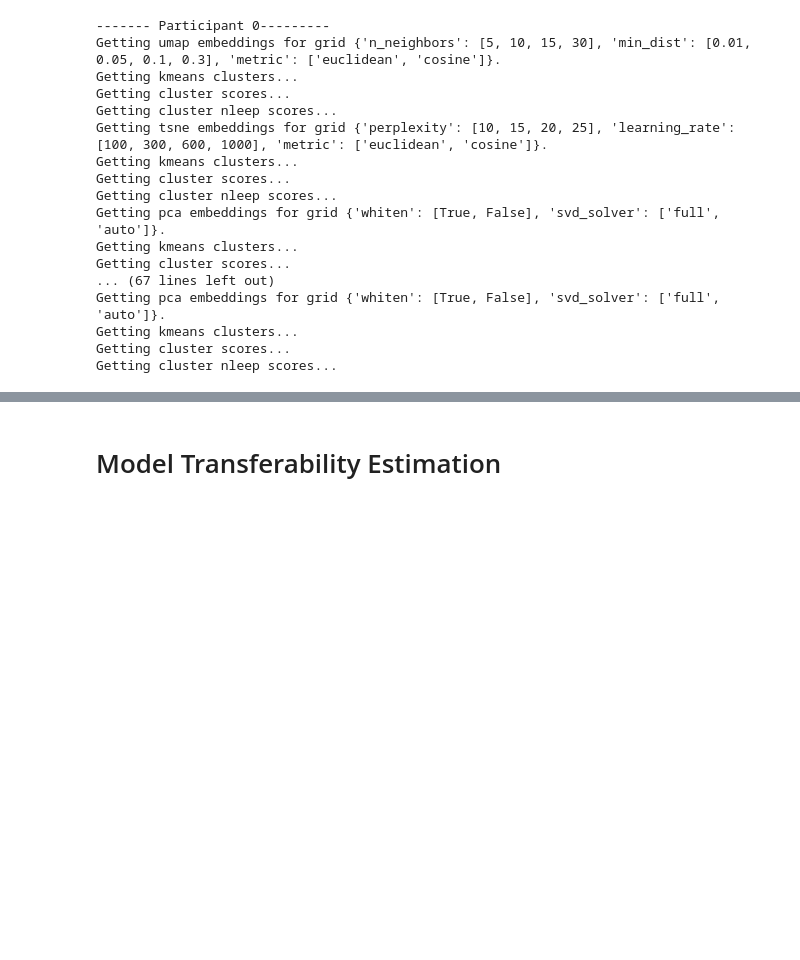
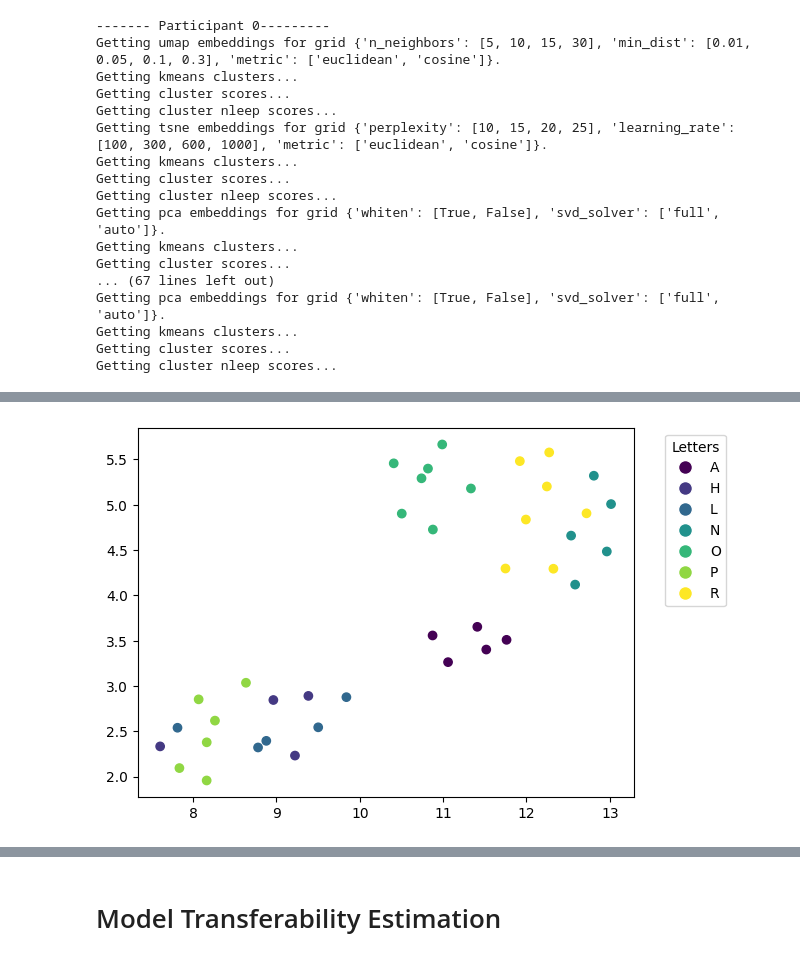
Before and after one commit to ADA-SITE-JML/gesture_face_features, a Jupyter notebook: code/hgr_pytorch.ipynb, the cells around one changed output, grey strips where cells are left out. Cells and saved outputs as stored; diff of their text form; code cells hidden in the pictures; blank space fills up the shorter version.

```diff
--- a/code/hgr_pytorch.ipynb
+++ b/code/hgr_pytorch.ipynb
@@ -503,3 +722,11 @@ Getting pca embeddings for grid {'whiten': [True, False], 'svd_solver': ['full',
 Getting kmeans clusters...
 Getting cluster scores...
 Getting cluster nleep scores...
+# %%
+for i in range(6):
+  print(f'Participant {i}')
+  for method in METHOD_ZOO:
+    cluster = engines[i][method].ce.best_cluster
+    print(f'Best {method} score: {cluster.score:.4f} {cluster.embedding.reducer.params}')
+    print(f'{cluster.embedding.reducer.model_name} {cluster.embedding.reducer.layer_name}')
+  print()
@@ -505,0 +850,4 @@ Getting cluster nleep scores...
+# %%
+engines_gmm[5]['umap'].ce.best_cluster.embedding.reducer.plot(dataset.idx_to_class)
+# %% [output]
+[figure, added]
```
Also changed, not shown: parts of 50 cells of this notebook, 44 other files.
